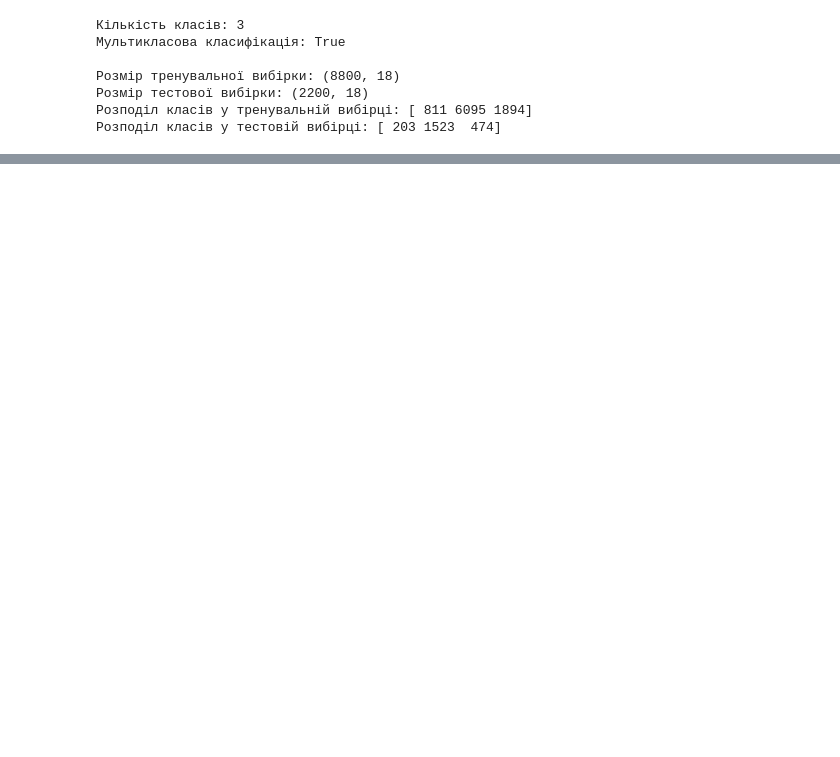
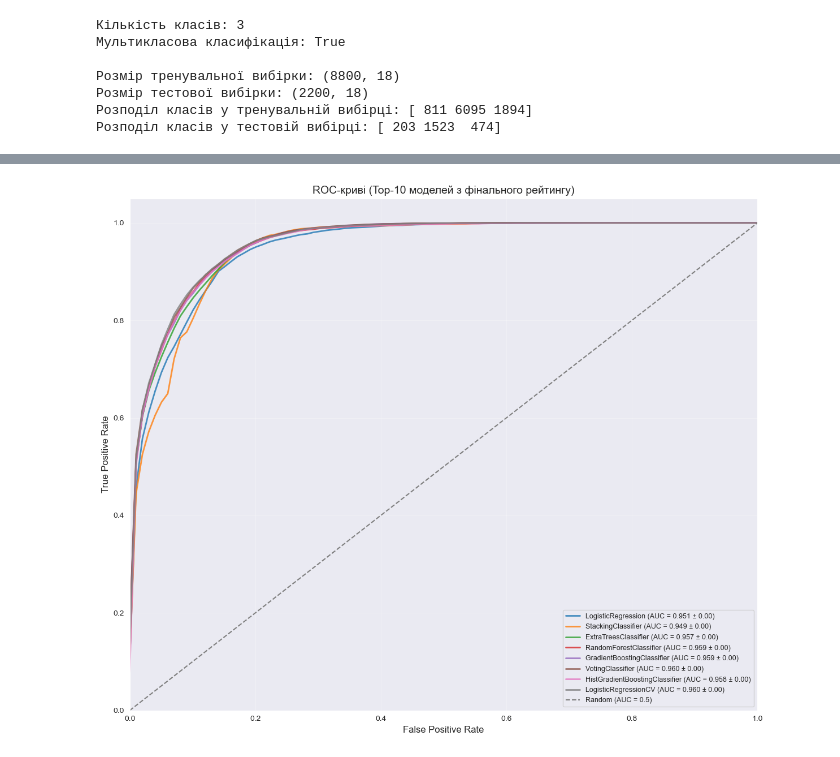
Before and after one commit to MotrukOleg/SocialEnxiety, a Jupyter notebook: model_selection_classification.ipynb, the cells around one changed output, grey strips where cells are left out. Drawn from its saved outputs; the diff is of its cells as text; code cells hidden in the pictures; blank space fills up the shorter version.

Commit message:
added classification default results

```diff
--- a/model_selection_classification.ipynb
+++ b/model_selection_classification.ipynb
@@ -1235,3 +1403,15 @@ print(f"ROC-AUC Test: {roc_auc_test_stack:.4f}")
+# %%
+tuned_results_stacking['StackingClassifier'] = {
+    'best_params': best_stacking_params,
+    'cv_mean_score': stacking_study.best_value,
+    'cv_std_score': cv_std_score_stack,
+    'train_accuracy': train_accuracy_stack_tuned,
+    'test_accuracy': test_accuracy_stack_tuned,
+    'roc_auc_test': roc_auc_test_stack,
+    'model': best_stacked_model,
+    'train precision': precision_stack_tuned_train,
+    'test precision': precision_stack_tuned_test,
+}
 # %%
 results_comparison = pd.DataFrame({
     'Model': list(tuned_results.keys()),
@@ -1385,7 +1585,7 @@ final_combined_results = pd.concat([
         results_comparison_voting,
         results_comparison_stacking
     ], ignore_index=True)
-final_combined_results = final_combined_results.sort_values('Test Accuracy', ascending=False).round(4).reset_index(drop=True)
+final_combined_results = final_combined_results.sort_values('Test Precision', ascending=False).round(4).reset_index(drop=True)
 
 print("\n" + "="*80)
 print("ОБ'ЄДНАНІ РЕЗУЛЬТАТИ: Індивідуальні Optuna та Ансамблеві моделі")
@@ -1394,23 +1607,38 @@ print(final_combined_results.to_string(index=False))
 # %%
+# 1. Створюємо єдиний словник усіх об'єктів моделей для швидкого пошуку за назвою
+all_tuned_models = {**tuned_results_optuna, **tuned_results_voting, **tuned_results_stacking}
+
 plt.figure(figsize=(12, 10))
 mean_fpr = np.linspace(0, 1, 100)
 
-print("Побудова ROC-кривих для Top-10 моделей...")
+# Беремо топ-10 моделей з вашої відсортованої таблиці
+top_10_df = final_combined_results.head(10)
+
+print(f"Побудова ROC-кривих для Top-{len(top_10_df)} моделей...")
 print("="*80)
 
-for name in tuned_results.keys():
+# Ітеруємося по рядках DataFrame
+for idx, row in top_10_df.iterrows():
+    model_name = row['Model']
     try:
-        best_model = tuned_results[name]['model']
+        # Отримуємо об'єкт моделі зі словника за назвою з таблиці
+        if model_name in all_tuned_models:
+            best_model = all_tuned_models[model_name]['model']
+        else:
+            print(f"  [SKIP] Модель {model_name} не знайдена в словниках об'єктів.")
+            continue
+
         tprs, aucs = [], []
 
-        for fold, (train_index, val_index) in enumerate(CV.split(X_train, y_train), 1):
-            X_tr, X_val = X_train.iloc[train_index], X_train.iloc[val_index]
-            y_tr, y_val = y_train[train_index], y_train[val_index]
+        # Крос-валідація для побудови середньої ROC-кривої
+        for train_idx, val_idx in CV.split(X_train, y_train):
+            X_tr, X_val = X_train.iloc[train_idx], X_train.iloc[val_idx]
+            y_tr, y_val = y_train[train_idx], y_train[val_idx]
 
-            from sklearn.base import clone
             model_fold = clone(best_model)
             model_fold.fit(X_tr, y_tr)
 
+            # Отримуємо оцінки ймовірності
             if hasattr(model_fold, 'predict_proba'):
                 y_scores = model_fold.predict_proba(X_val)
             elif hasattr(model_fold, 'decision_function'):
@@ -1420,22 +1648,20 @@ for name in tuned_results.keys():
             else:
                 continue
 
+            # Обробка багатокласовості або бінарної класифікації
             if is_multiclass:
                 y_val_bin = label_binarize(y_val, classes=np.arange(n_classes))
-                if y_scores.shape[1] == n_classes:
-                    fpr, tpr, _ = roc_curve(y_val_bin.ravel(), y_scores.ravel())
-                    mean_auc = auc(fpr, tpr)
-                    aucs.append(mean_auc)
-                    tprs.append(np.interp(mean_fpr, fpr, tpr))
+                # Використовуємо micro-average (ravel) для стабільності
+                fpr, tpr, _ = roc_curve(y_val_bin.ravel(), y_scores.ravel())
+                aucs.append(auc(fpr, tpr))
+                tprs.append(np.interp(mean_fpr, fpr, tpr))
             else:
-                if y_scores.ndim == 2:
-                    y_scores = y_scores[:, 1]
-                fpr, tpr, _ = roc_curve(y_val, y_scores)
+                prob_pos = y_scores[:, 1] if y_scores.ndim == 2 else y_scores
+                fpr, tpr, _ = roc_curve(y_val, prob_pos)
                 aucs.append(auc(fpr, tpr))
                 tprs.append(np.interp(mean_fpr, fpr, tpr))
 
         if not tprs:
-            print(f"  {name}: Неможливо побудувати ROC-криву")
             continue
 
         mean_tpr = np.mean(tprs, axis=0)
@@ -1443,27 +1669,29 @@ for name in tuned_results.keys():
         mean_auc = np.mean(aucs)
         std_auc = np.std(aucs)
 
+        # Використовуємо назву з таблиці та AUC з розрахунку
         plt.plot(mean_fpr, mean_tpr,
-                label=f"{name} (AUC = {mean_auc:.3f} ± {std_auc:.3f})",
-                linewidth=2)
-        print(f"  {name}: AUC = {mean_auc:.3f} ± {std_auc:.3f}")
+                label=f"{model_name} (AUC = {mean_auc:.3f} ± {std_auc:.2f})",
+                linewidth=2, alpha=0.8)
+        print(f"  {model_name}: Побудовано (AUC = {mean_auc:.3f})")
 
     except Exception as e:
-        print(f"  {name}: Помилка - {e}")
+        print(f"  {model_name}: Помилка - {e}")
         continue
 
-plt.plot([0, 1], [0, 1], linestyle='--', color='gray',
-         label='Random (AUC = 0.5)', linewidth=2)
+# Оформлення графіка
+plt.plot([0, 1], [0, 1], linestyle='--', color='gray', label='Random (AUC = 0.5)', linewidth=1.5)
 plt.xlim([0.0, 1.0])
 plt.ylim([0.0, 1.05])
 plt.xlabel('False Positive Rate', fontsize=12)
 plt.ylabel('True Positive Rate', fontsize=12)
-plt.title('ROC-криві (Top-10 класифікаторів з оптимальними параметрами)', fontsize=14)
+plt.title('ROC-криві (Top-10 моделей з фінального рейтингу)', fontsize=14)
 plt.legend(loc='lower right', fontsize=9)
 plt.grid(True, alpha=0.3)
 plt.tight_layout()
-plt.savefig('roc_curves.png', dpi=300)
+plt.savefig('roc_curves_final.png', dpi=300)
 plt.show()
 
 print("="*80)
-print("ROC-криві побудовано!")
+print("ROC-криві побудовано на основі фінального порівняння!")
+# %% [output]
@@ -1469,0 +1708 @@ print("ROC-криві побудовано!")
+[figure, added]
```
Also changed, not shown: parts of 21 cells of this notebook, 26 other files.
